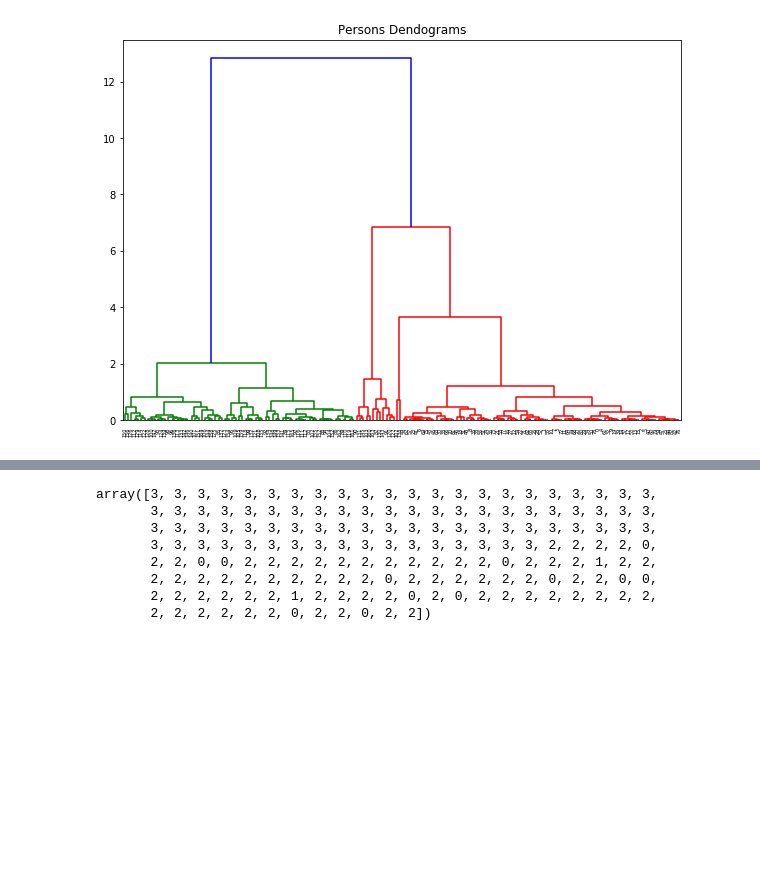
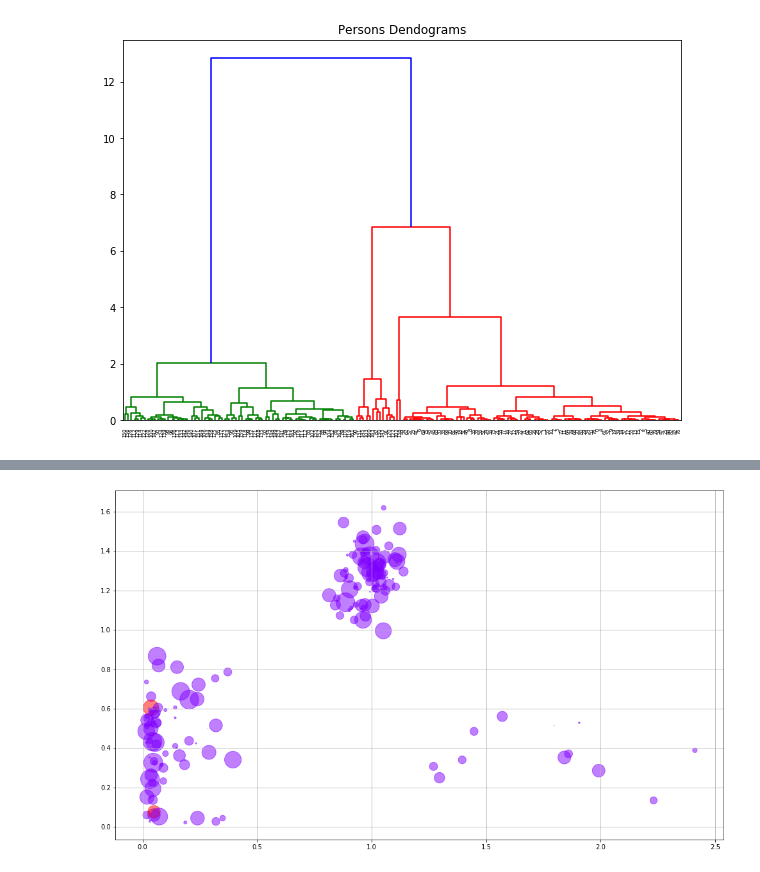
Before and after one commit to georgesimos/PersonCharacteristics, a Jupyter notebook: Person Characteristics .ipynb, the cells around one changed output, grey strips where cells are left out. Saved outputs shown, nothing was run; the diff lists cells and outputs as text; code cells hidden in the pictures; blank space fills up the shorter version.

```diff
--- a/Person Characteristics .ipynb
+++ b/Person Characteristics .ipynb
@@ -69,13 +80,8 @@ array([1, 1, 1, 1, 1, 1, 1, 1, 1, 1, 1, 1, 1, 1, 1, 1, 1, 1, 1, 1, 1, 1,
 # %%
-cluster = AgglomerativeClustering(n_clusters=4, affinity='euclidean', linkage='complete')
+cluster = AgglomerativeClustering(n_clusters=2, affinity='euclidean', linkage='average')
 cluster.fit_predict(data)
+
+showPlot()
 # %% [output]
-array([3, 3, 3, 3, 3, 3, 3, 3, 3, 3, 3, 3, 3, 3, 3, 3, 3, 3, 3, 3, 3, 3,
-       3, 3, 3, 3, 3, 3, 3, 3, 3, 3, 3, 3, 3, 3, 3, 3, 3, 3, 3, 3, 3, 3,
-       3, 3, 3, 3, 3, 3, 3, 3, 3, 3, 3, 3, 3, 3, 3, 3, 3, 3, 3, 3, 3, 3,
-       3, 3, 3, 3, 3, 3, 3, 3, 3, 3, 3, 3, 3, 3, 3, 3, 3, 2, 2, 2, 2, 0,
-       2, 2, 0, 0, 2, 2, 2, 2, 2, 2, 2, 2, 2, 2, 2, 0, 2, 2, 2, 1, 2, 2,
-       2, 2, 2, 2, 2, 2, 2, 2, 2, 2, 0, 2, 2, 2, 2, 2, 2, 0, 2, 2, 0, 0,
-       2, 2, 2, 2, 2, 2, 1, 2, 2, 2, 2, 0, 2, 0, 2, 2, 2, 2, 2, 2, 2, 2,
-       2, 2, 2, 2, 2, 2, 0, 2, 2, 0, 2, 2])
+[figure, added]
 # %%
```
Also changed, not shown: parts of 8 cells of this notebook, 1 other file.
